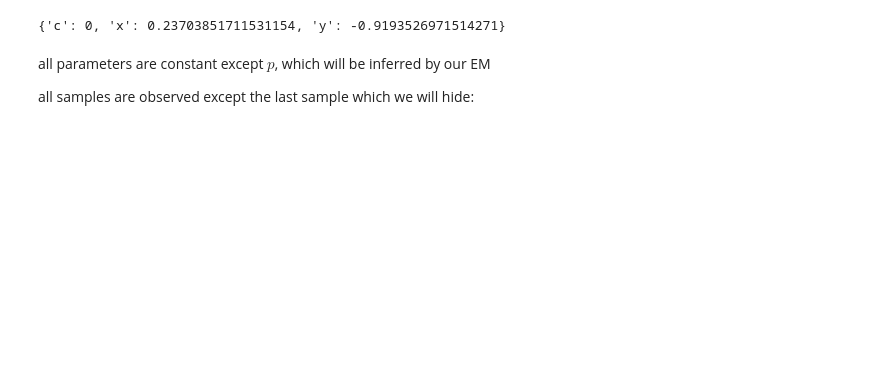
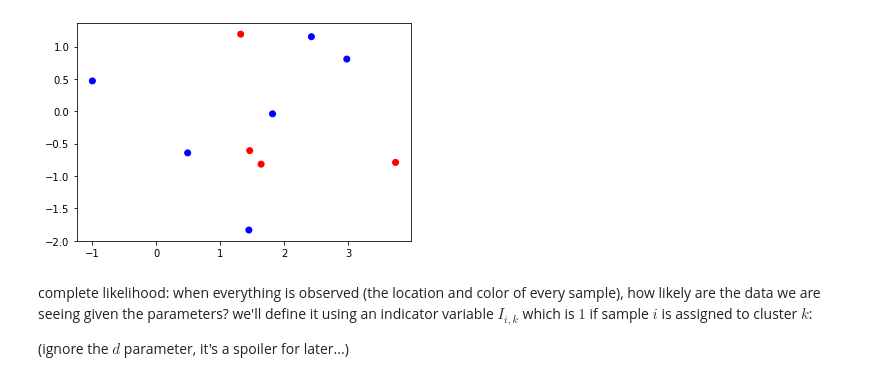
Before and after one commit to ihadanny/probmod3575, a Jupyter notebook: EM_visualized.ipynb, the cells around one changed output. Saved outputs shown, nothing was run; the diff lists cells and outputs as text; code cells hidden in the pictures; blank space fills up the shorter version.

```diff
--- a/EM_visualized.ipynb
+++ b/EM_visualized.ipynb
@@ -9,5 +20,5 @@ cy = [0, 0]
 sig = [1, 1]
 p = 0.4
 
-N = 2
+N = 10
 # %%
@@ -21,11 +31,23 @@ for i in range(N):
     x, y = np.random.multivariate_normal(
         (cx[c], cy[c]), [[sig[c], 0], [0, sig[c]]])
     samples.append({"c": c, "x": x, "y": y})
-# %%
-print(samples[-1])
-# %% [output]
-{'c': 0, 'x': 0.23703851711531154, 'y': -0.9193526971514271}
-# %% [markdown]
-all parameters are constant except $p$, which will be inferred by our EM
-
-all samples are observed except the last sample which we will hide:
+# %%
+def color_key(c):
+        if c == 0:
+            return 'r'
+        elif c == 1:
+            return 'b'
+        else:
+            return 'gray'
+
+def scatter_samples(samples):
+    plt.scatter([t["x"] for t in samples], [t["y"] for t in samples],
+               color = [color_key(t["c"]) for t in samples])
+    plt.show()
+scatter_samples(samples)
+# %% [output]
+[figure, added]
+# %% [markdown]
+complete likelihood: when everything is observed (the location and color of every sample), how likely are the data we are seeing given the parameters? we'll define it using an indicator variable $I_{i,k}$ which is $1$ if sample $i$ is assigned to cluster $k$:
+
+(ignore the $d$ parameter, it's a spoiler for later...)
```
Also changed, not shown: parts of 45 cells of this notebook.
